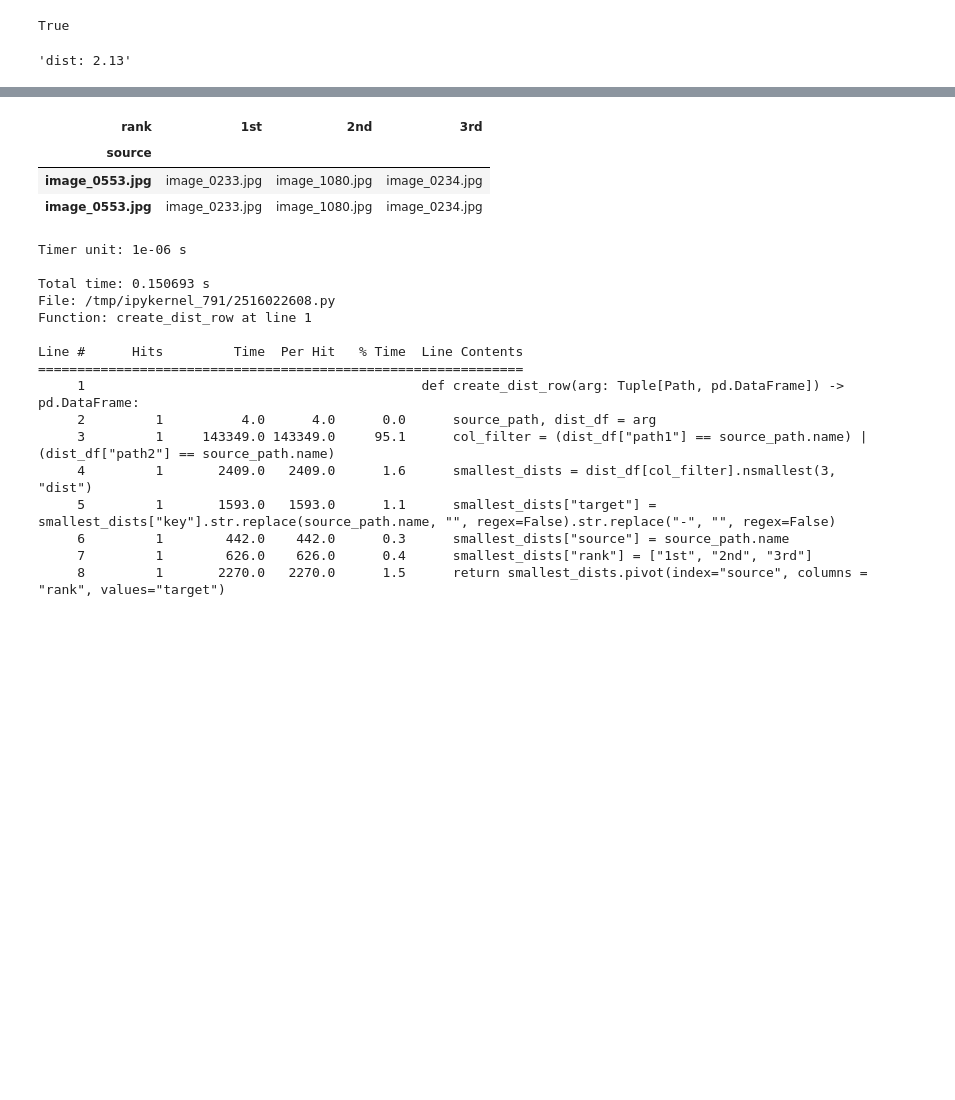
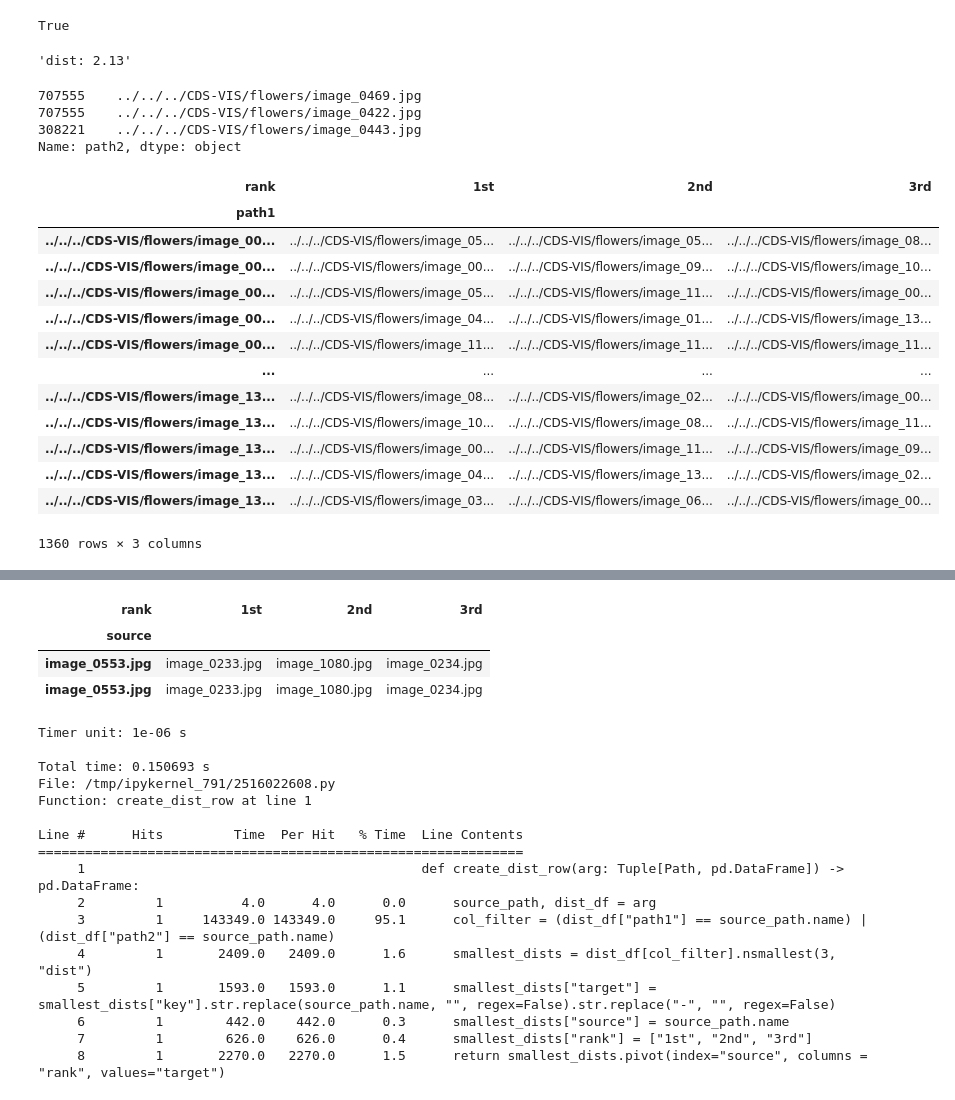
Before and after one commit to Rysias/cds-assignments, a Jupyter notebook: vision-a1/experiments.ipynb, the cells around one changed output, grey strips where cells are left out. Drawn from its saved outputs; the diff is of its cells as text; code cells hidden in the pictures; blank space fills up the shorter version.

```diff
--- a/vision-a1/experiments.ipynb
+++ b/vision-a1/experiments.ipynb
@@ -170,3 +170,38 @@ def create_dist_row(arg: Tuple[Path, pd.DataFrame]) -> pd.DataFrame:
     return smallest_dists.pivot(index="source", columns = "rank", values="target")
 # %%
 test_df = pd.read_csv("output/all_dists.csv", index_col=0)
+# %%
+def combine_reversed_df(df):
+    reversed_df = df.rename({"path1": "path2", "path2": "path1"}, axis=1)
+    return pd.concat((df, reversed_df))
+# %%
+full_df = combine_reversed_df(test_df)
+# %%
+def find_smallest_cands(df, n=3, col="dist", target="path2"):
+    return df.nsmallest(n, col)[[target]].assign(rank = ["1st", "2nd", "3rd"])
+# %%
+find_smallest_cands(full_df)
+# %% [output]
+707555    ../../../CDS-VIS/flowers/image_0469.jpg
+707555    ../../../CDS-VIS/flowers/image_0422.jpg
+308221    ../../../CDS-VIS/flowers/image_0443.jpg
+Name: path2, dtype: object
+# %%
+top_df = full_df.groupby("path1").apply(find_smallest_cands)
+# %%
+top_df.reset_index().pivot(index="path1", columns="rank", values="path2")
+# %% [output]
+| rank | 1st | 2nd | 3rd |
+| path1 |  |  |  |
+| ../../../CDS-VIS/flowers/image_00... | ../../../CDS-VIS/flowers/image_05... | ../../../CDS-VIS/flowers/image_05... | ../../../CDS-VIS/flowers/image_08... |
+| ../../../CDS-VIS/flowers/image_00... | ../../../CDS-VIS/flowers/image_00... | ../../../CDS-VIS/flowers/image_09... | ../../../CDS-VIS/flowers/image_10... |
+| ../../../CDS-VIS/flowers/image_00... | ../../../CDS-VIS/flowers/image_05... | ../../../CDS-VIS/flowers/image_11... | ../../../CDS-VIS/flowers/image_00... |
+| ../../../CDS-VIS/flowers/image_00... | ../../../CDS-VIS/flowers/image_04... | ../../../CDS-VIS/flowers/image_01... | ../../../CDS-VIS/flowers/image_13... |
+| ../../../CDS-VIS/flowers/image_00... | ../../../CDS-VIS/flowers/image_11... | ../../../CDS-VIS/flowers/image_11... | ../../../CDS-VIS/flowers/image_11... |
+| ... | ... | ... | ... |
+| ../../../CDS-VIS/flowers/image_13... | ../../../CDS-VIS/flowers/image_08... | ../../../CDS-VIS/flowers/image_02... | ../../../CDS-VIS/flowers/image_00... |
+| ../../../CDS-VIS/flowers/image_13... | ../../../CDS-VIS/flowers/image_10... | ../../../CDS-VIS/flowers/image_08... | ../../../CDS-VIS/flowers/image_11... |
+| ../../../CDS-VIS/flowers/image_13... | ../../../CDS-VIS/flowers/image_00... | ../../../CDS-VIS/flowers/image_11... | ../../../CDS-VIS/flowers/image_09... |
+| ../../../CDS-VIS/flowers/image_13... | ../../../CDS-VIS/flowers/image_04... | ../../../CDS-VIS/flowers/image_13... | ../../../CDS-VIS/flowers/image_02... |
+| ../../../CDS-VIS/flowers/image_13... | ../../../CDS-VIS/flowers/image_03... | ../../../CDS-VIS/flowers/image_06... | ../../../CDS-VIS/flowers/image_00... |
+1360 rows × 3 columns
```
Also changed, not shown: parts of 1 cell of this notebook, 3 other files.
